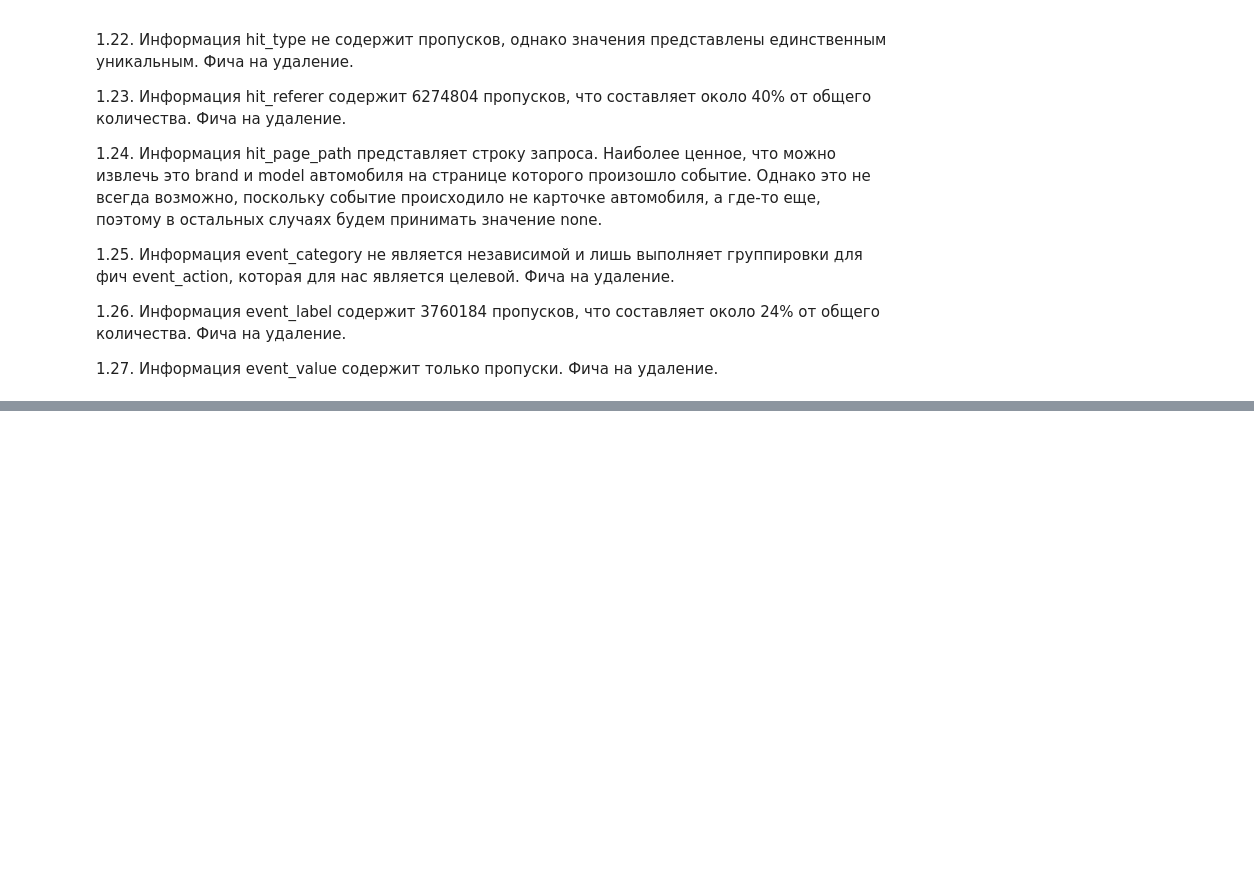
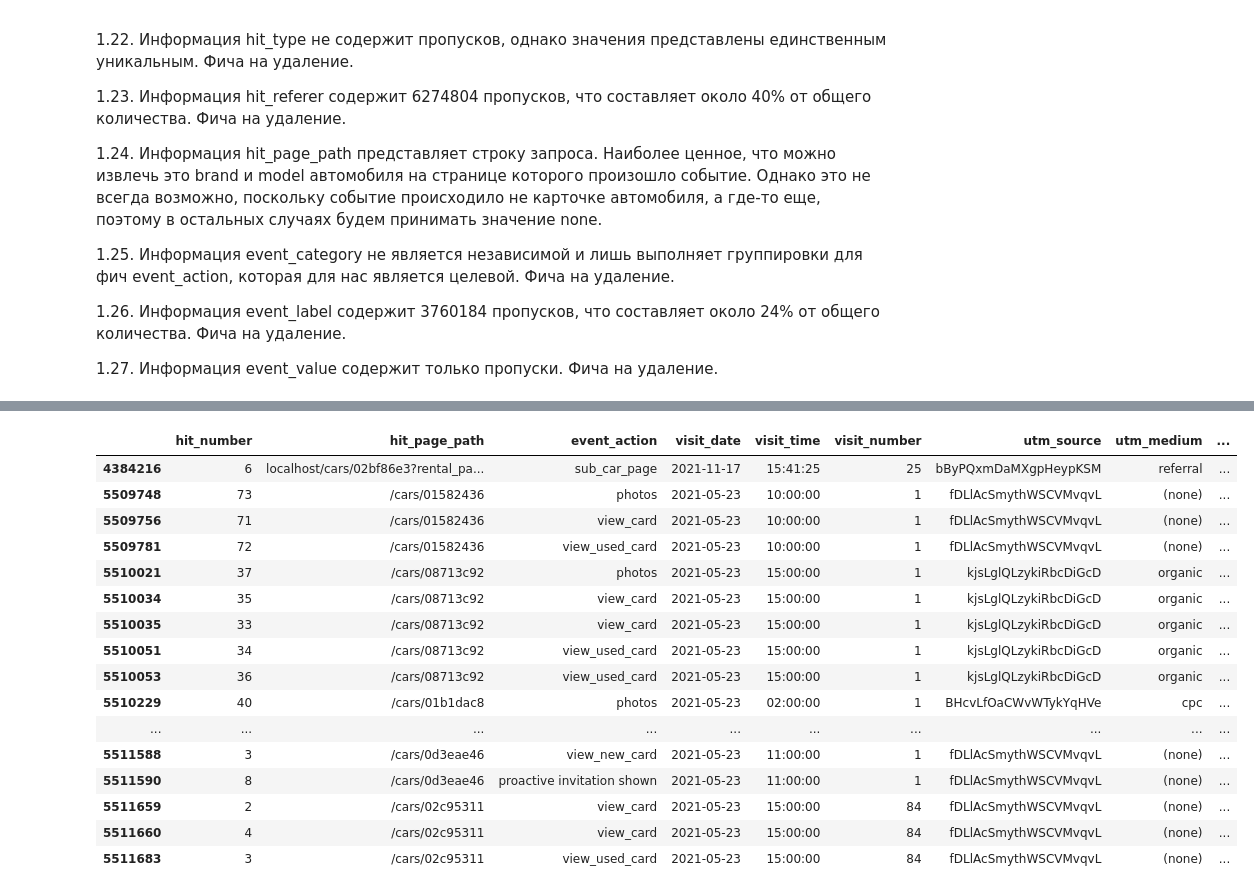
Before and after one commit to MikhailNebasov/target_action_prediction_SberAvtopodpiska, a Jupyter notebook: eda.ipynb, the cells around one changed output, grey strips where cells are left out. Cells and saved outputs as stored; diff of their text form; code cells hidden in the pictures; blank space fills up the shorter version.

Commit message:
hit_page_path disassembled

```diff
--- a/eda.ipynb
+++ b/eda.ipynb
@@ -268,0 +322,39 @@ dtype: bool
+# %%
+DICT = {'0d1e3352' : 'toyota/land-cruiser-prado/', '0dd60f30' : 'mercedes-benz/gla-klasse/', '008bd96e' : 'mercedes-benz/cla-klasse/', '0c669ebc' : 'nissan/ad/',
+       '09c49e90' : 'skoda/karoq/', '0579001d' : 'lada-vaz/largus/', '0208cd2b' : 'volkswagen/tiguan/', '0949fdf7' : 'mercedes-benz/glb/',
+       '033ab5a8' : 'peugeot/3008/', '08bb3e04' : 'kia/sportage/', '0be386cf' : 'toyota/highlander/', '0c68b4bc' : 'nissan/x-trail/',
+       '0fd410f0' : 'renault/kaptur/', '009870c6' : 'skoda/octavia/'}
+# %%
+# Repairing hit page path
+def repair_hit_page_path(src):
+    replaceble = ''
+    res = ''
+    for key in DICT:
+        if key in src:
+            replaceble = key
+            res = 'sberauto.com/cars/all/' + DICT[key] + key
+    return src.replace(replaceble, res)
+# %%
+df_full['hit_page_path'] = df_full['hit_page_path'].apply(repair_hit_page_path)
+# %%
+a = df_full[df_full.hit_page_path.str.find('/cars/0') != -1]
+# %%
+a.head(50)
+# %% [output]
+|  | hit_number | hit_page_path | event_action | visit_date | visit_time | visit_number | utm_source | utm_medium | ... |
+| 4384216 | 6 | localhost/cars/02bf86e3?rental_pa... | sub_car_page | 2021-11-17 | 15:41:25 | 25 | bByPQxmDaMXgpHeypKSM | referral | ... |
+| 5509748 | 73 | /cars/01582436 | photos | 2021-05-23 | 10:00:00 | 1 | fDLlAcSmythWSCVMvqvL | (none) | ... |
+| 5509756 | 71 | /cars/01582436 | view_card | 2021-05-23 | 10:00:00 | 1 | fDLlAcSmythWSCVMvqvL | (none) | ... |
+| 5509781 | 72 | /cars/01582436 | view_used_card | 2021-05-23 | 10:00:00 | 1 | fDLlAcSmythWSCVMvqvL | (none) | ... |
+| 5510021 | 37 | /cars/08713c92 | photos | 2021-05-23 | 15:00:00 | 1 | kjsLglQLzykiRbcDiGcD | organic | ... |
+| 5510034 | 35 | /cars/08713c92 | view_card | 2021-05-23 | 15:00:00 | 1 | kjsLglQLzykiRbcDiGcD | organic | ... |
+| 5510035 | 33 | /cars/08713c92 | view_card | 2021-05-23 | 15:00:00 | 1 | kjsLglQLzykiRbcDiGcD | organic | ... |
+| 5510051 | 34 | /cars/08713c92 | view_used_card | 2021-05-23 | 15:00:00 | 1 | kjsLglQLzykiRbcDiGcD | organic | ... |
+| 5510053 | 36 | /cars/08713c92 | view_used_card | 2021-05-23 | 15:00:00 | 1 | kjsLglQLzykiRbcDiGcD | organic | ... |
+| 5510229 | 40 | /cars/01b1dac8 | photos | 2021-05-23 | 02:00:00 | 1 | BHcvLfOaCWvWTykYqHVe | cpc | ... |
+| ... | ... | ... | ... | ... | ... | ... | ... | ... | ... |
+| 5511588 | 3 | /cars/0d3eae46 | view_new_card | 2021-05-23 | 11:00:00 | 1 | fDLlAcSmythWSCVMvqvL | (none) | ... |
+| 5511590 | 8 | /cars/0d3eae46 | proactive invitation shown | 2021-05-23 | 11:00:00 | 1 | fDLlAcSmythWSCVMvqvL | (none) | ... |
+| 5511659 | 2 | /cars/02c95311 | view_card | 2021-05-23 | 15:00:00 | 84 | fDLlAcSmythWSCVMvqvL | (none) | ... |
+| 5511660 | 4 | /cars/02c95311 | view_card | 2021-05-23 | 15:00:00 | 84 | fDLlAcSmythWSCVMvqvL | (none) | ... |
+| 5511683 | 3 | /cars/02c95311 | view_used_card | 2021-05-23 | 15:00:00 | 84 | fDLlAcSmythWSCVMvqvL | (none) | ... |
```
Also changed, not shown: parts of 2 cells of this notebook, 1 other file.
